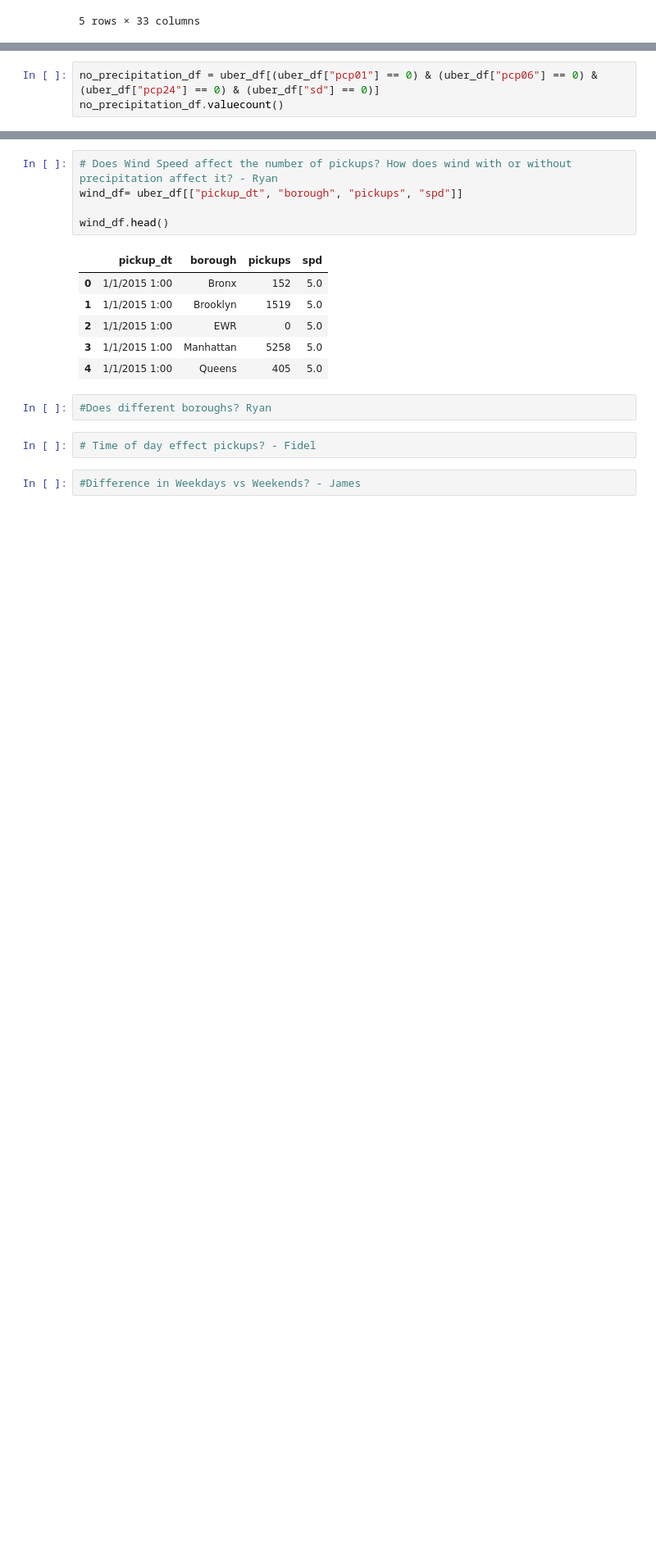
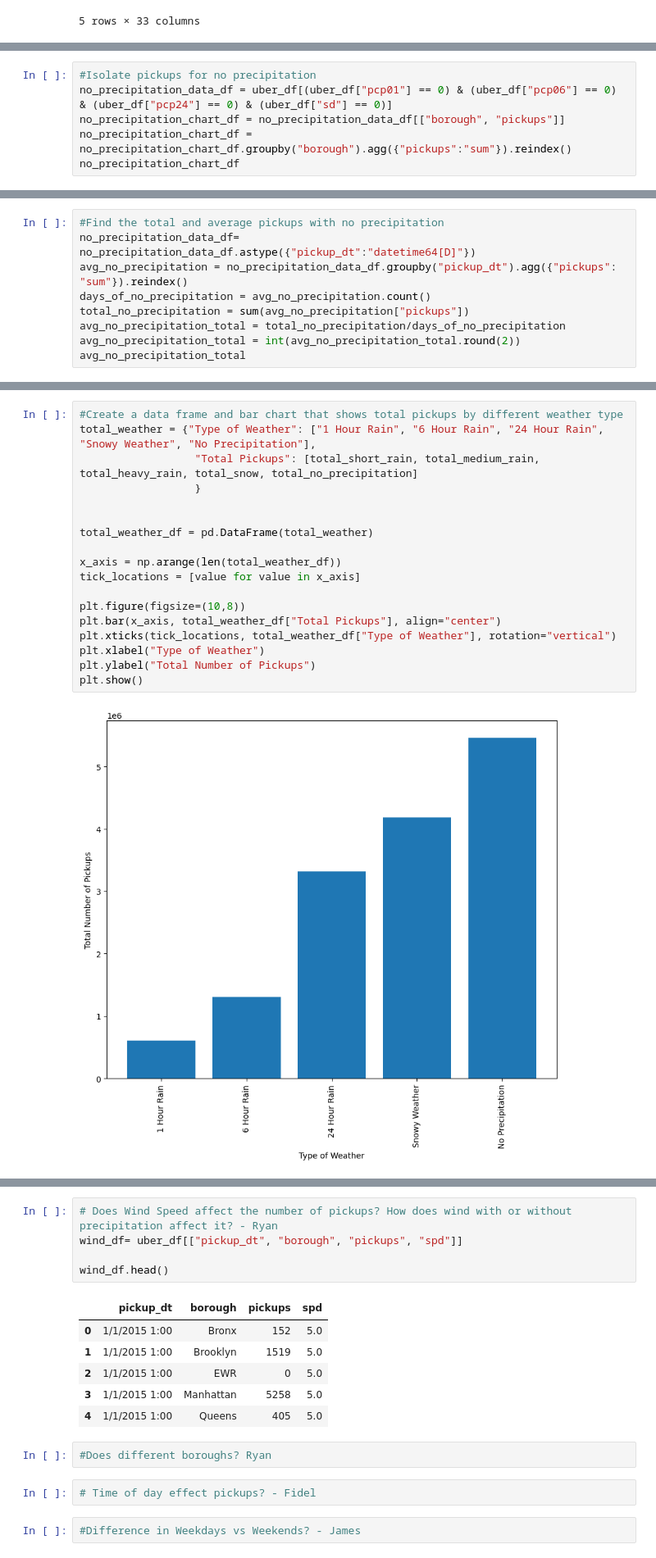
Before and after one commit to caleb-g23/Uber_Pickups_Project, a Jupyter notebook: Main/uber_main.ipynb, the cells around one changed output, grey strips where cells are left out. Shown: that part at 82% size. Drawn from its saved outputs; the diff is of its cells as text; blank space fills up the shorter version.

```diff
--- a/Main/uber_main.ipynb
+++ b/Main/uber_main.ipynb
@@ -89,4 +144,7 @@ snow_df.groupby("borough").sum("pickups")
 # %%
-no_precipitation_df = uber_df[(uber_df["pcp01"] == 0) & (uber_df["pcp06"] == 0) & (uber_df["pcp24"] == 0) & (uber_df["sd"] == 0)]
-no_precipitation_df.valuecount()
+#Isolate pickups for no precipitation
+no_precipitation_data_df = uber_df[(uber_df["pcp01"] == 0) & (uber_df["pcp06"] == 0) & (uber_df["pcp24"] == 0) & (uber_df["sd"] == 0)]
+no_precipitation_chart_df = no_precipitation_data_df[["borough", "pickups"]]
+no_precipitation_chart_df = no_precipitation_chart_df.groupby("borough").agg({"pickups":"sum"}).reindex()
+no_precipitation_chart_df
 # %% [output]
@@ -95,0 +159,9 @@ AttributeError: 'DataFrame' object has no attribute 'valuecount'
+# %%
+#Find the total and average pickups with no precipitation
+no_precipitation_data_df= no_precipitation_data_df.astype({"pickup_dt":"datetime64[D]"})
+avg_no_precipitation = no_precipitation_data_df.groupby("pickup_dt").agg({"pickups": "sum"}).reindex()
+days_of_no_precipitation = avg_no_precipitation.count()
+total_no_precipitation = sum(avg_no_precipitation["pickups"])
+avg_no_precipitation_total = total_no_precipitation/days_of_no_precipitation
+avg_no_precipitation_total = int(avg_no_precipitation_total.round(2))
+avg_no_precipitation_total
@@ -95,0 +170,20 @@ AttributeError: 'DataFrame' object has no attribute 'valuecount'
+# %%
+#Create a data frame and bar chart that shows total pickups by different weather type
+total_weather = {"Type of Weather": ["1 Hour Rain", "6 Hour Rain", "24 Hour Rain", "Snowy Weather", "No Precipitation"],
+                  "Total Pickups": [total_short_rain, total_medium_rain, total_heavy_rain, total_snow, total_no_precipitation]
+                  }
+
+
+total_weather_df = pd.DataFrame(total_weather)
+
+x_axis = np.arange(len(total_weather_df))
+tick_locations = [value for value in x_axis]
+
+plt.figure(figsize=(10,8))
+plt.bar(x_axis, total_weather_df["Total Pickups"], align="center")
+plt.xticks(tick_locations, total_weather_df["Type of Weather"], rotation="vertical")
+plt.xlabel("Type of Weather")
+plt.ylabel("Total Number of Pickups")
+plt.show()
+# %% [output]
+[figure, added]
```
Also changed, not shown: parts of 13 cells of this notebook.
